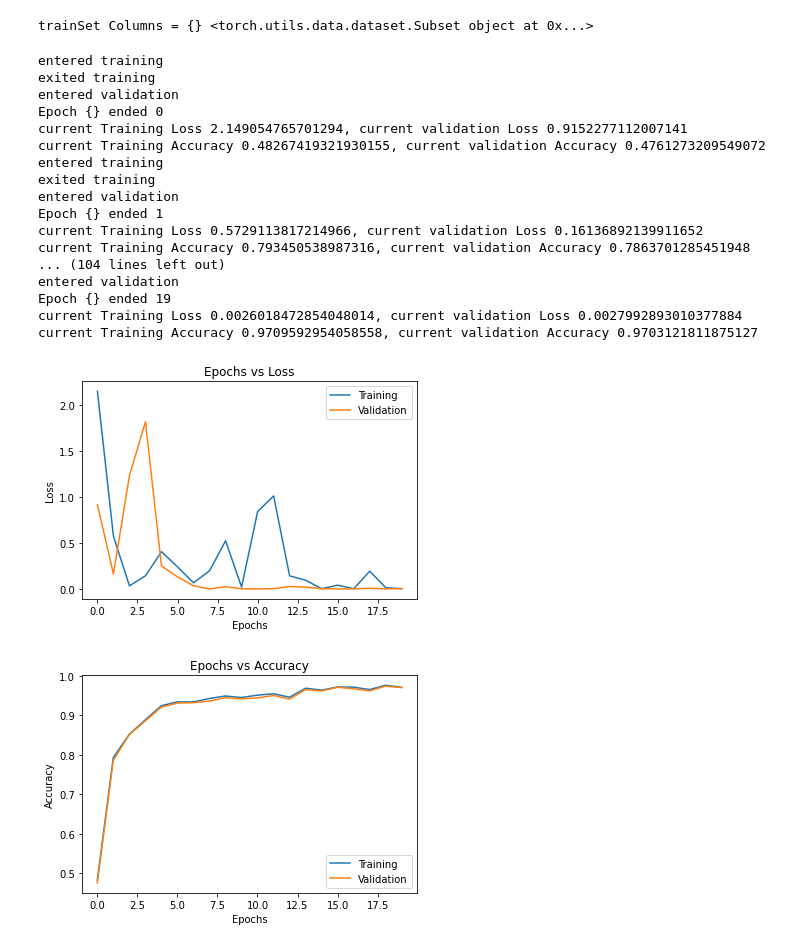
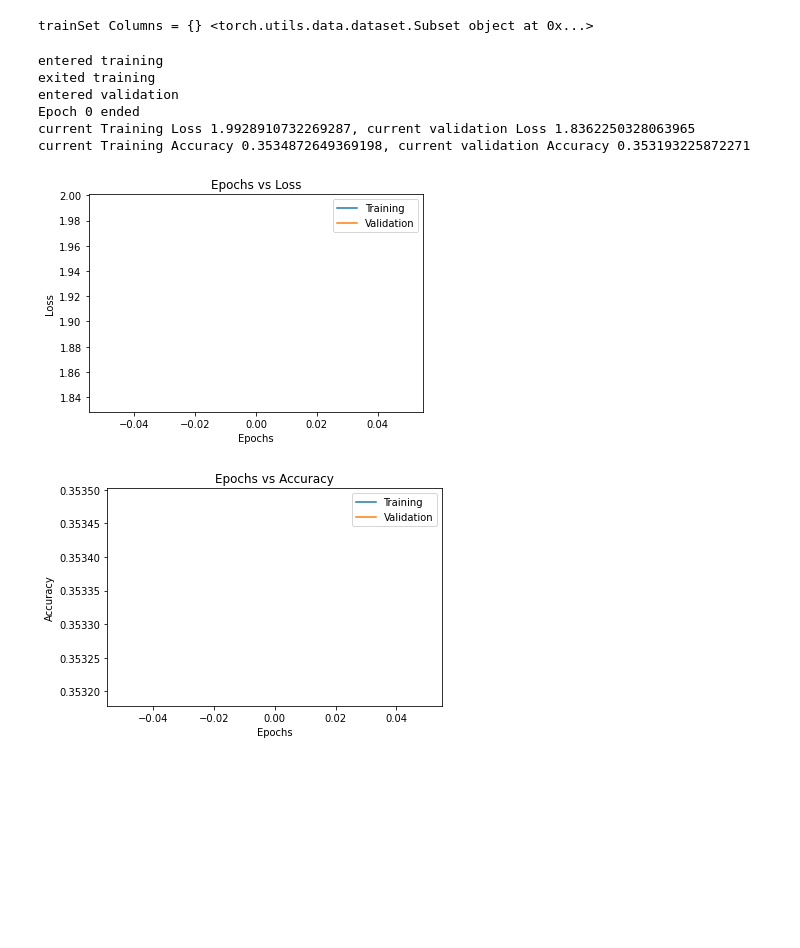
Before and after one commit to Maxarreaga/APS360, a Jupyter notebook: init.ipynb, the cells around one changed output. Saved outputs shown, nothing was run; the diff lists cells and outputs as text; code cells hidden in the pictures; blank space fills up the shorter version.

```diff
--- a/init.ipynb
+++ b/init.ipynb
@@ -189,28 +192,17 @@ def train(model, train_loader, valid_loader,batch_size=64, num_epochs=5, learnin
 # %%
 #running the actual loop
 model = GTSRBClassifier()
 batch_size = 512
-epochs = 20
+epochs = 1
 learningRate = 3e-3
 #print(type(train_loader))
 train(model=model,train_loader=train_loader,valid_loader=val_loader,batch_size=batch_size,num_epochs=epochs,learning_rate=learningRate,plot=True)
 # %% [output]
 entered training
 exited training
 entered validation
-Epoch {} ended 0
-current Training Loss 2.149054765701294, current validation Loss 0.9152277112007141
-current Training Accuracy 0.48267419321930155, current validation Accuracy 0.4761273209549072
-entered training
-exited training
-entered validation
-Epoch {} ended 1
-current Training Loss 0.5729113817214966, current validation Loss 0.16136892139911652
-current Training Accuracy 0.793450538987316, current validation Accuracy 0.7863701285451948
-... (104 lines left out)
-entered validation
-Epoch {} ended 19
-current Training Loss 0.0026018472854048014, current validation Loss 0.0027992893010377884
-current Training Accuracy 0.9709592954058558, current validation Accuracy 0.9703121811875127
+Epoch 0 ended
+current Training Loss 1.9928910732269287, current validation Loss 1.8362250328063965
+current Training Accuracy 0.3534872649369198, current validation Accuracy 0.353193225872271
-[figure, old version]
+[figure, new version]
-[figure, old version]
+[figure, new version]
```
Also changed, not shown: parts of 2 cells of this notebook.
